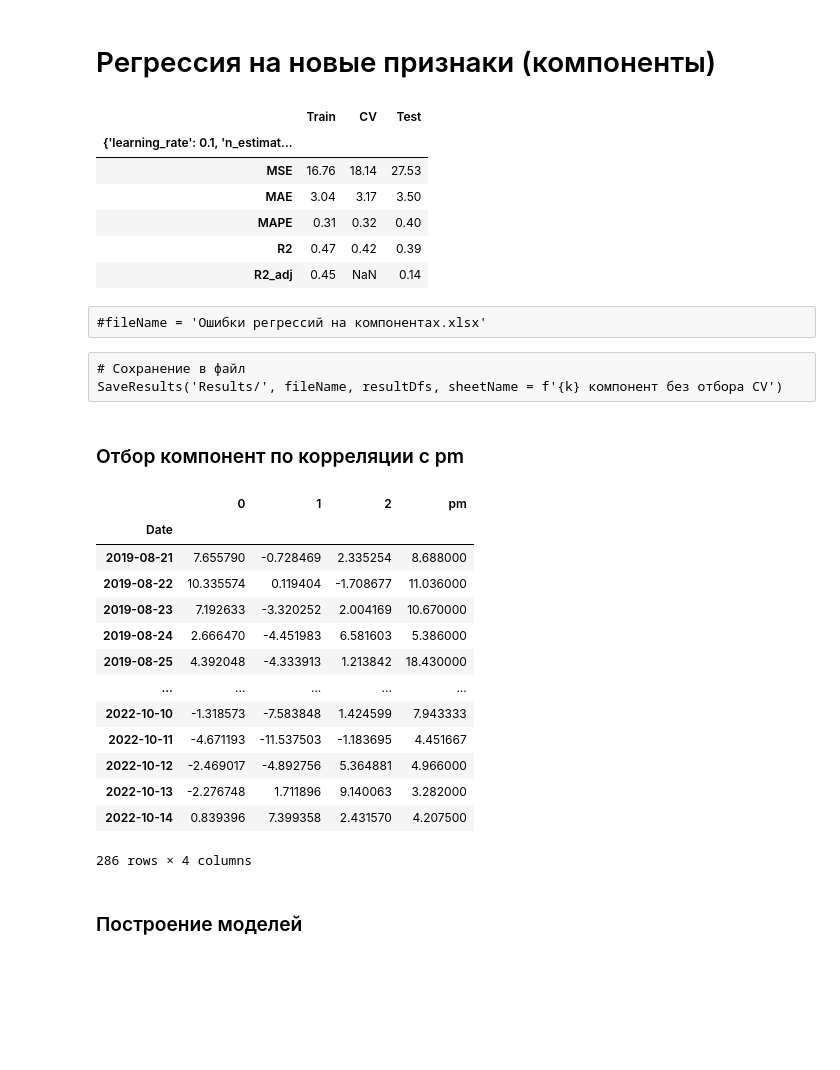
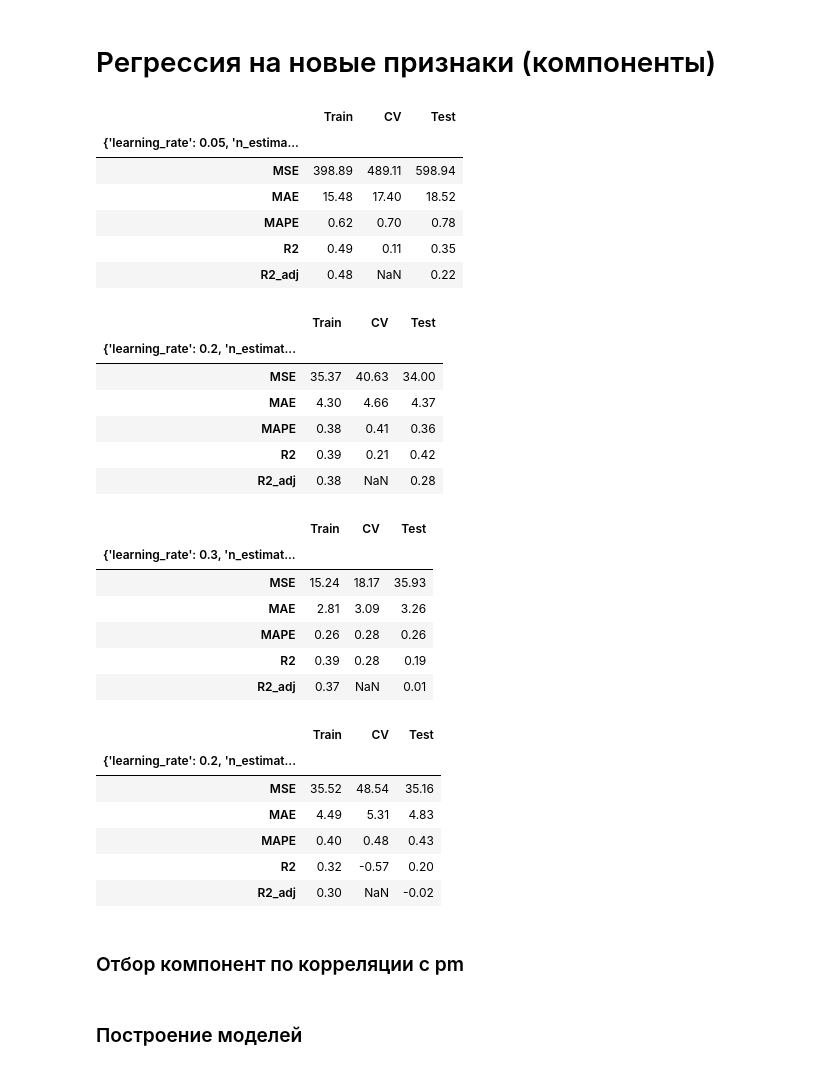
Before and after one commit to Nikita-Lev/Forecasting-PM-2.5-in-the-atmosphere-of-Krasnoyarsk, a Jupyter notebook: PCA/PCA.ipynb, the cells around one changed output. Drawn from its saved outputs; the diff is of its cells as text; code cells hidden in the pictures; blank space fills up the shorter version.

```diff
--- a/PCA/PCA.ipynb
+++ b/PCA/PCA.ipynb
@@ -340,6 +233,4 @@ def splitDataBySeason(df, season):
 # %%
-season = 'winters'
-
 fileName = 'XGBoost.xlsx'
 # %% [markdown]
 # Регрессия на новые признаки (компоненты)
@@ -348,18 +237,42 @@ data = splitDataBySeason(X, season)
-# %%
-resultDfs = BuildModels(data, modelType = 'xgbReg')
-# %% [output]
-|  | Train | CV | Test |
-| {'learning_rate': 0.1, 'n_estimat... |  |  |  |
-| MSE | 16.76 | 18.14 | 27.53 |
-| MAE | 3.04 | 3.17 | 3.50 |
-| MAPE | 0.31 | 0.32 | 0.40 |
-| R2 | 0.47 | 0.42 | 0.39 |
-| R2_adj | 0.45 | NaN | 0.14 |
-# %% [raw]
-#fileName = 'Ошибки регрессий на компонентах.xlsx'
-# %% [raw]
-# Сохранение в файл
-SaveResults('Results/', fileName, resultDfs, sheetName = f'{k} компонент без отбора CV')
+# %%
+for season in ['winters', 'springs', 'summers', 'autumns']:
+    data = splitDataBySeason(X, season)
+
+    resultDfs = BuildModels(data, modelType = 'xgbReg', testSeason = season)
+
+    #fileName = 'Ошибки регрессий на компонентах.xlsx'
+
+    # Сохранение в файл
+    SaveResults('Results/', fileName, resultDfs, sheetName = f'{k} компонент без отбора')
+# %% [output]
+|  | Train | CV | Test |
+| {'learning_rate': 0.05, 'n_estima... |  |  |  |
+| MSE | 398.89 | 489.11 | 598.94 |
+| MAE | 15.48 | 17.40 | 18.52 |
+| MAPE | 0.62 | 0.70 | 0.78 |
+| R2 | 0.49 | 0.11 | 0.35 |
+| R2_adj | 0.48 | NaN | 0.22 |
+|  | Train | CV | Test |
+| {'learning_rate': 0.2, 'n_estimat... |  |  |  |
+| MSE | 35.37 | 40.63 | 34.00 |
+| MAE | 4.30 | 4.66 | 4.37 |
+| MAPE | 0.38 | 0.41 | 0.36 |
+| R2 | 0.39 | 0.21 | 0.42 |
+| R2_adj | 0.38 | NaN | 0.28 |
+|  | Train | CV | Test |
+| {'learning_rate': 0.3, 'n_estimat... |  |  |  |
+| MSE | 15.24 | 18.17 | 35.93 |
+| MAE | 2.81 | 3.09 | 3.26 |
+| MAPE | 0.26 | 0.28 | 0.26 |
+| R2 | 0.39 | 0.28 | 0.19 |
+| R2_adj | 0.37 | NaN | 0.01 |
+|  | Train | CV | Test |
+| {'learning_rate': 0.2, 'n_estimat... |  |  |  |
+| MSE | 35.52 | 48.54 | 35.16 |
+| MAE | 4.49 | 5.31 | 4.83 |
+| MAPE | 0.40 | 0.48 | 0.43 |
+| R2 | 0.32 | -0.57 | 0.20 |
+| R2_adj | 0.30 | NaN | -0.02 |
 # %% [markdown]
 ### Отбор компонент по корреляции с pm
 # %%
@@ -370,27 +283,5 @@ def CompSelect(data, corrPMvalue = 0.2):
         if abs(corrVal) >= corrPMvalue:
             components.append(comp)
     return components
-
-
-corrPMvalue = 0.2
-components = CompSelect(data, corrPMvalue = corrPMvalue) # pm нужно оставить, т.к. в data должна быть целевая переменная
-
-data = data[components]
-data
-# %% [output]
-|  | 0 | 1 | 2 | pm |
-| Date |  |  |  |  |
-| 2019-08-21 | 7.655790 | -0.728469 | 2.335254 | 8.688000 |
-| 2019-08-22 | 10.335574 | 0.119404 | -1.708677 | 11.036000 |
-| 2019-08-23 | 7.192633 | -3.320252 | 2.004169 | 10.670000 |
-| 2019-08-24 | 2.666470 | -4.451983 | 6.581603 | 5.386000 |
-| 2019-08-25 | 4.392048 | -4.333913 | 1.213842 | 18.430000 |
-| ... | ... | ... | ... | ... |
-| 2022-10-10 | -1.318573 | -7.583848 | 1.424599 | 7.943333 |
-| 2022-10-11 | -4.671193 | -11.537503 | -1.183695 | 4.451667 |
-| 2022-10-12 | -2.469017 | -4.892756 | 5.364881 | 4.966000 |
-| 2022-10-13 | -2.276748 | 1.711896 | 9.140063 | 3.282000 |
-| 2022-10-14 | 0.839396 | 7.399358 | 2.431570 | 4.207500 |
-286 rows × 4 columns
 # %% [markdown]
 ### Построение моделей
```
Also changed, not shown: parts of 31 cells of this notebook, 2 other files.
